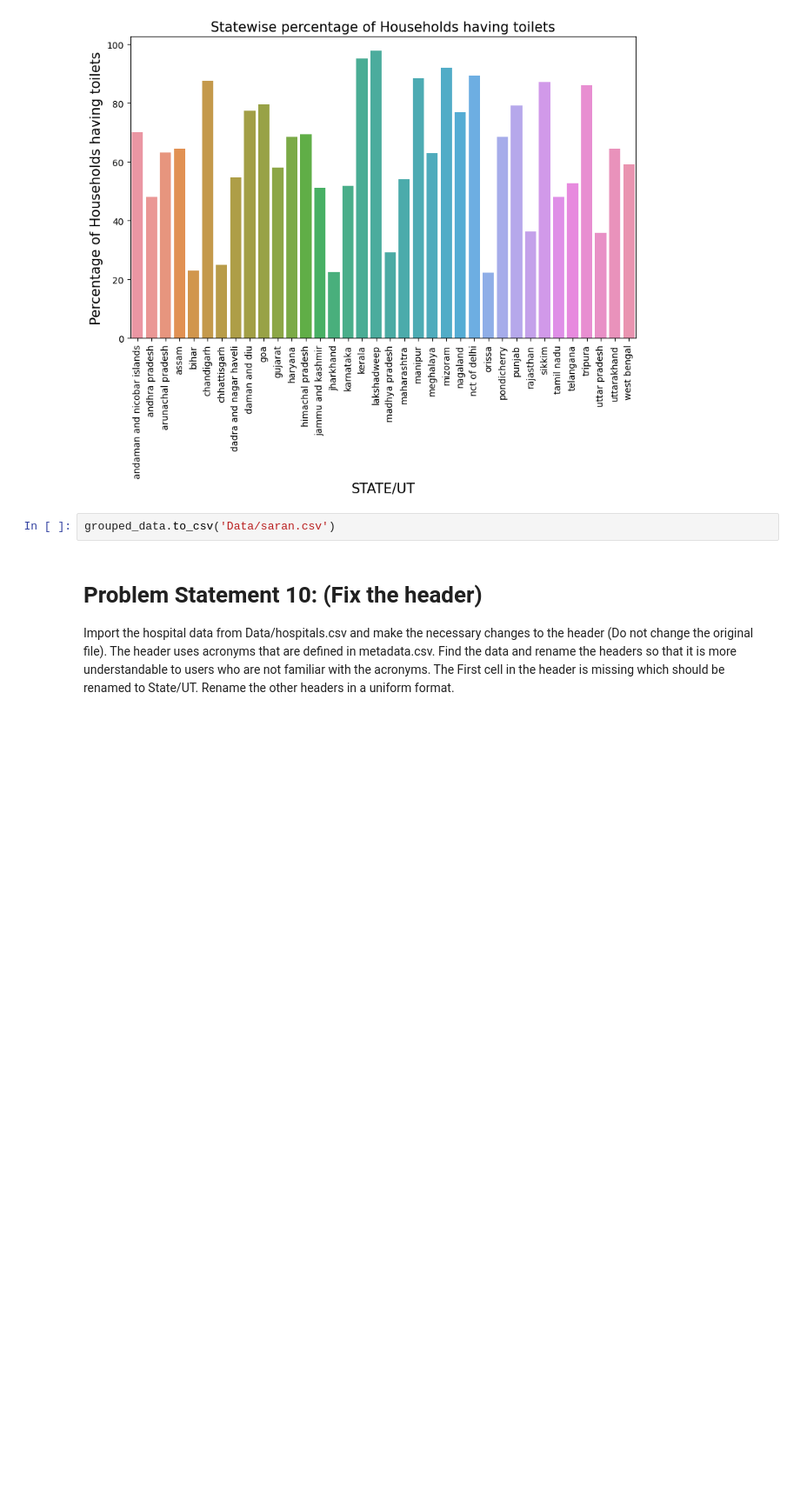
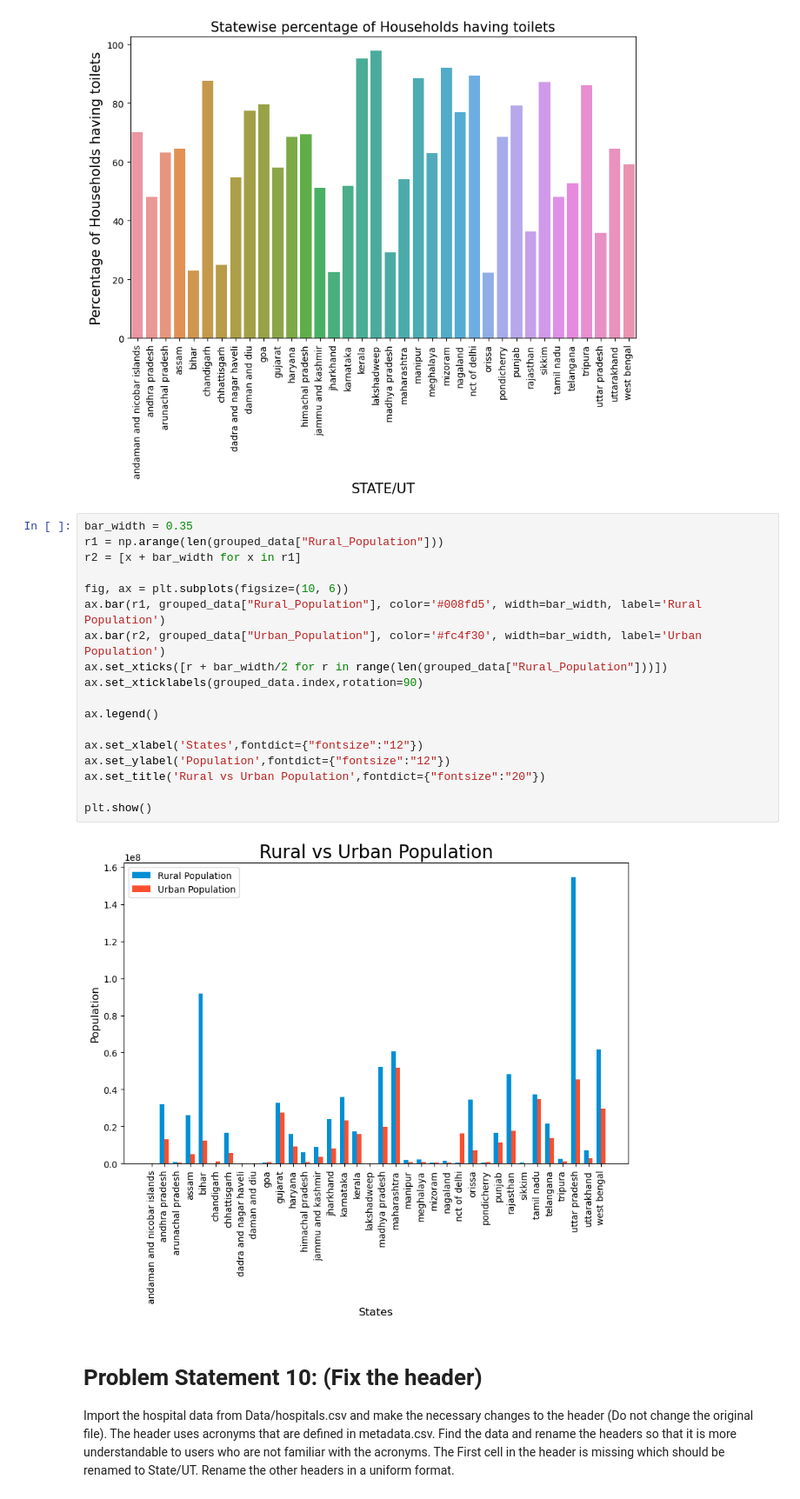
Before and after one commit to RoddaSreeCharanReddy/Data_Cleaning_Project_One, a Jupyter notebook: Complete_Project.ipynb, the cells around one changed output. Shown at 87% size. Saved outputs shown, nothing was run; the diff lists cells and outputs as text; blank space fills up the shorter version.

```diff
--- a/Complete_Project.ipynb
+++ b/Complete_Project.ipynb
@@ -766,7 +781,25 @@ plt.show()
 # %% [output]
 [figure]
 # %%
-grouped_data.to_csv('Data/saran.csv')
+bar_width = 0.35
+r1 = np.arange(len(grouped_data["Rural_Population"]))
+r2 = [x + bar_width for x in r1]
+
+fig, ax = plt.subplots(figsize=(10, 6))
+ax.bar(r1, grouped_data["Rural_Population"], color='#008fd5', width=bar_width, label='Rural Population')
+ax.bar(r2, grouped_data["Urban_Population"], color='#fc4f30', width=bar_width, label='Urban Population')
+ax.set_xticks([r + bar_width/2 for r in range(len(grouped_data["Rural_Population"]))])
+ax.set_xticklabels(grouped_data.index,rotation=90)
+
+ax.legend()
+
+ax.set_xlabel('States',fontdict={"fontsize":"12"})
+ax.set_ylabel('Population',fontdict={"fontsize":"12"})
+ax.set_title('Rural vs Urban Population',fontdict={"fontsize":"20"})
+
+plt.show()
+# %% [output]
+[figure, added]
 # %% [markdown]
 
 # Problem Statement 10: (Fix the header)
```
Also changed, not shown: parts of 90 cells of this notebook.
